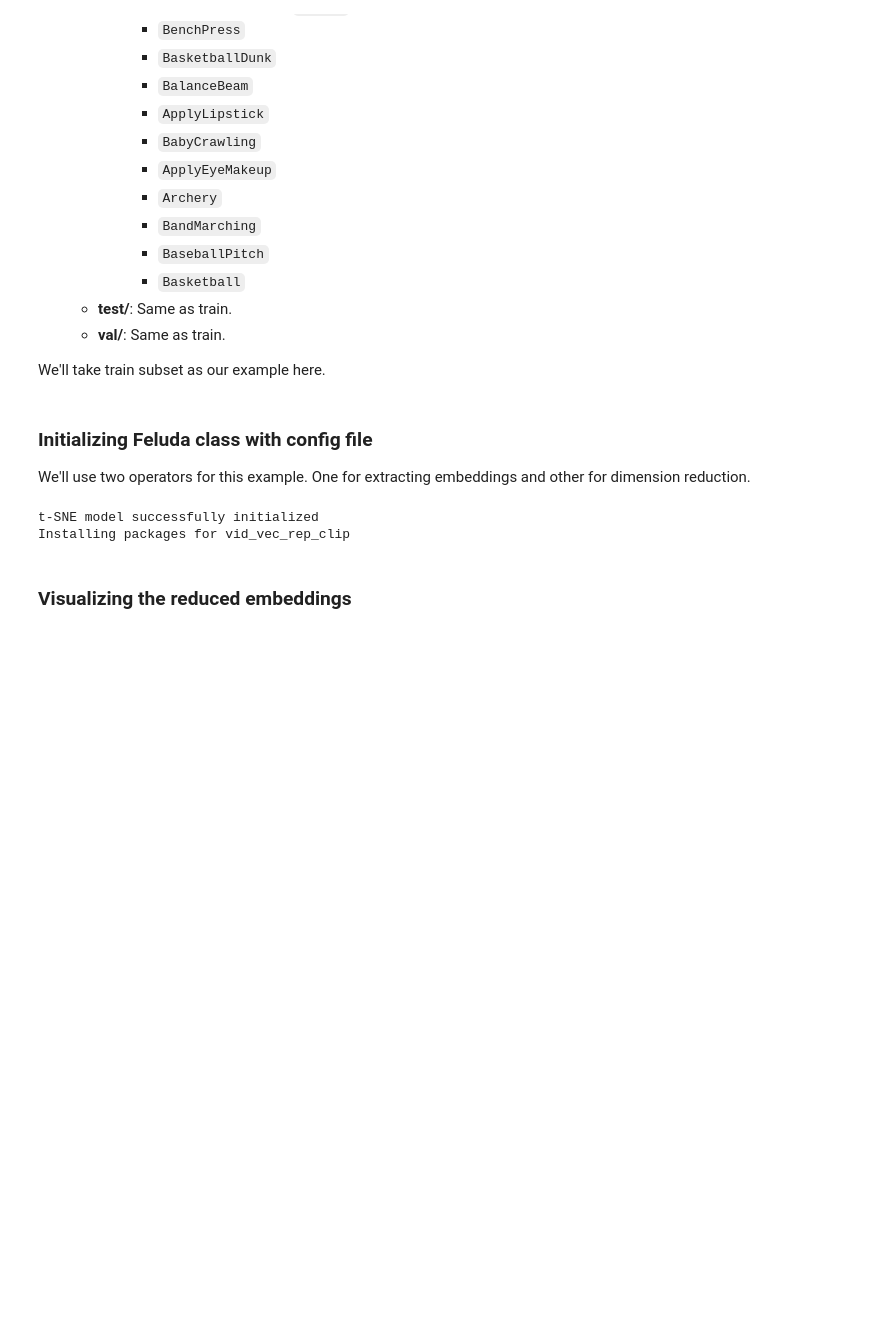
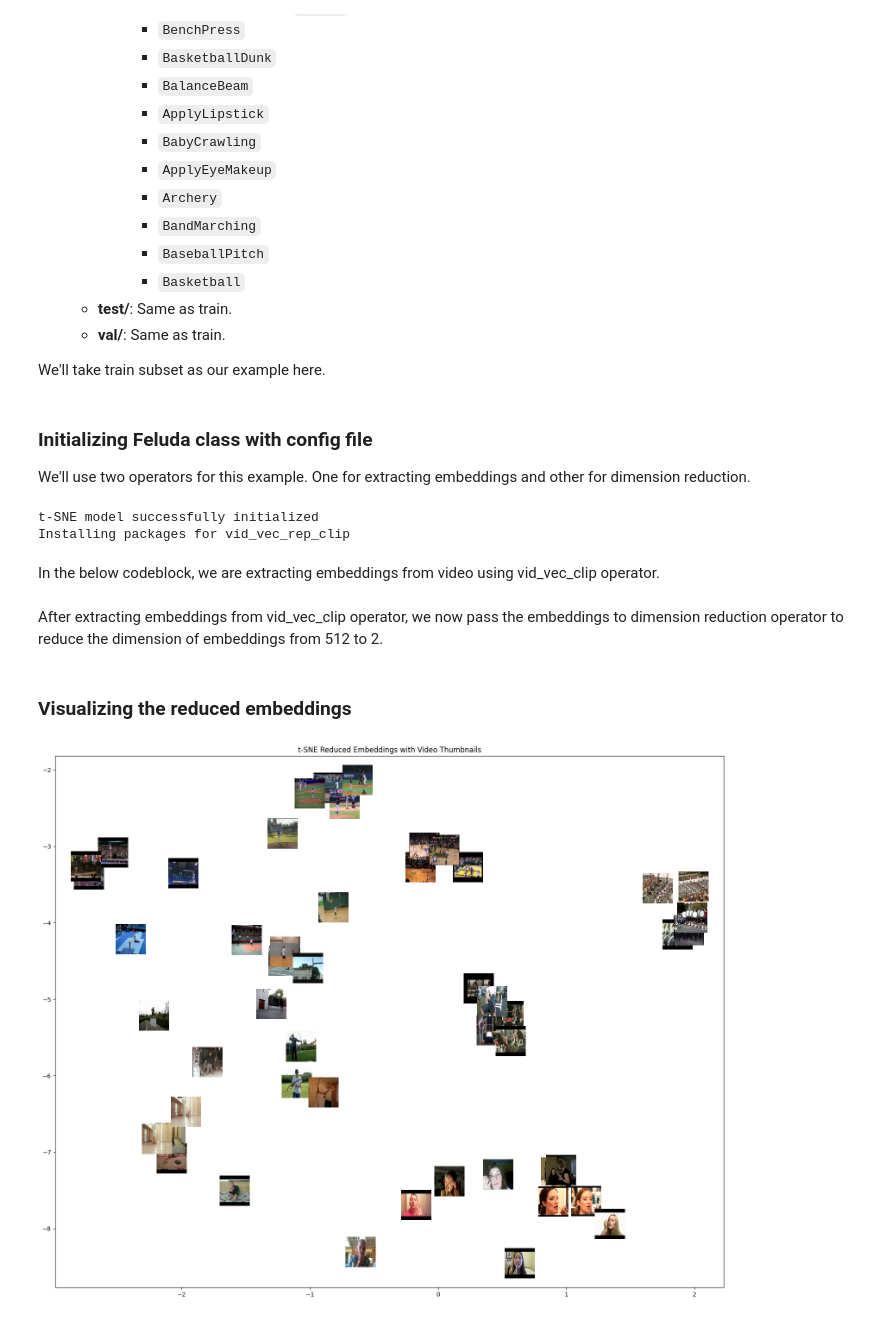
Before and after one commit to tattle-made/feluda, a Jupyter notebook: src/notebooks/03_plot_tsne_videos.ipynb, the cells around one changed output. Drawn from its saved outputs; the diff is of its cells as text; code cells hidden in the pictures; blank space fills up the shorter version.

```diff
--- a/src/notebooks/03_plot_tsne_videos.ipynb
+++ b/src/notebooks/03_plot_tsne_videos.ipynb
@@ -70,6 +92,8 @@ def get_video_thumbnail(video_path, save_path):
         return thumbnail_path  # Return the path to the saved thumbnail
     cap.release()
     return None
+# %% [markdown]
+In the below codeblock, we are extracting embeddings from video using vid_vec_clip operator.
 # %%
 operator_parameter = []
 sub_folder_name = os.listdir(f'{dataset_name}')
@@ -101,12 +125,62 @@ for class_dir in sub_folder_name:
             "embedding": average_vector.get("vid_vec"),
         })
         i += 1
+# %% [markdown]
+After extracting embeddings from vid_vec_clip operator, we now pass the embeddings to dimension reduction operator to reduce the dimension of embeddings from 512 to 2.
 # %%
 # Reducing dimension using operator
 
 data = dimension_reduction_operator.run(operator_parameter)
 # %% [markdown]
 ### Visualizing the reduced embeddings
+# %%
+import numpy as np
+
+thumbnail_folder = 'thumbnails'
+
+x = np.array([item['reduced_embedding'][0] for item in data])
+y = np.array([item['reduced_embedding'][1] for item in data])
+
+def jitter(arr, jitter_amount=0.02):
+    return arr + np.random.uniform(-jitter_amount, jitter_amount, arr.shape)
+
+x_jittered = jitter(x, jitter_amount=0.3)
+y_jittered = jitter(y, jitter_amount=0.3)
+
+plt.figure(figsize=(20, 16))
+plt.scatter(x_jittered, y_jittered)
+
+def load_thumbnail(payload):
+    """Load the thumbnail from the pre-saved thumbnail folder."""
+    video_filename = os.path.basename(payload)
+    thumbnail_filename = video_filename.replace('.avi', '_thumbnail.jpg')
+    thumbnail_path = os.path.join(thumbnail_folder, thumbnail_filename)
+
+    if os.path.exists(thumbnail_path):
+        return cv2.imread(thumbnail_path)
+    else:
+        print(f"Thumbnail not found for {video_filename}")
+    return None
+
+for i, item in enumerate(data):
+    video_thumbnail = load_thumbnail(item['payload'])
+
+    if video_thumbnail is not None:
+        video_thumbnail = cv2.resize(video_thumbnail, (100, 100))  # Smaller thumbnails
+        video_thumbnail = cv2.cvtColor(video_thumbnail, cv2.COLOR_BGR2RGB)
+
+        # Keep zoom as is, no need for offsets anymore
+        imagebox = OffsetImage(video_thumbnail, zoom=0.5)
+        ab = AnnotationBbox(imagebox, (x_jittered[i], y_jittered[i]), frameon=False)  # Use jittered values
+
+        plt.gca().add_artist(ab)
+
+# Set labels and title
+plt.title('t-SNE Reduced Embeddings with Video Thumbnails')
+
+plt.show()
+# %% [output]
+[figure, added]
 # %%
 
 thumbnail_folder = 'thumbnails'
```
Also changed, not shown: parts of 4 cells of this notebook.
